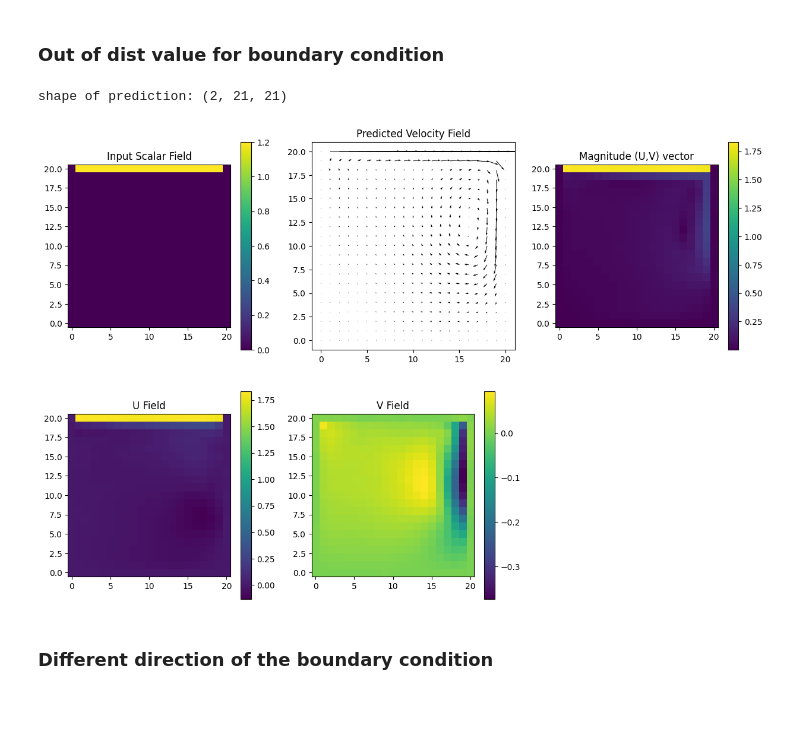
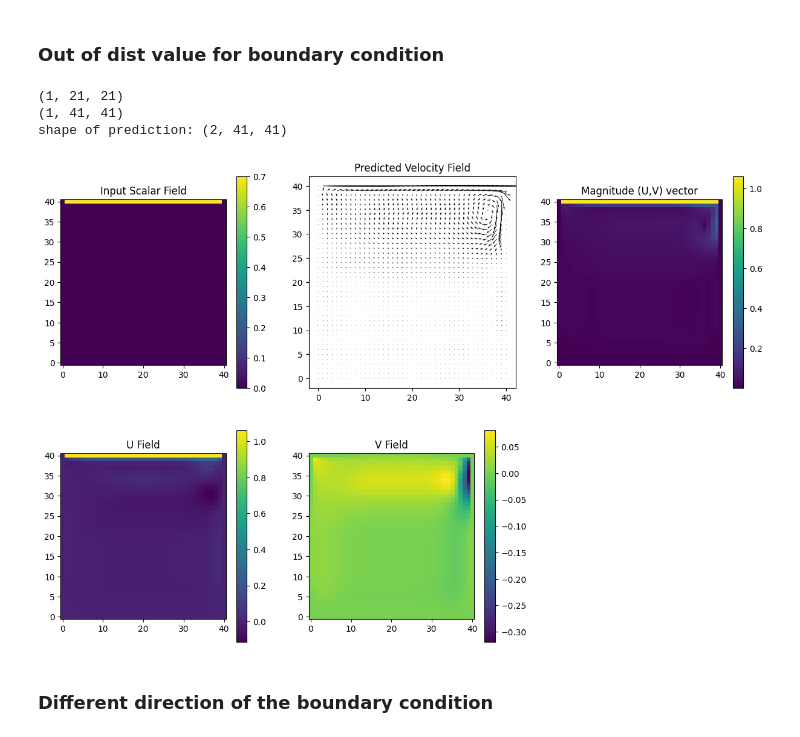
Before and after one commit to moritzmarquardt/numsim-project, a Jupyter notebook: SciMLTask/Abnahme.ipynb, the cells around one changed output. Saved outputs shown, nothing was run; the diff lists cells and outputs as text; code cells hidden in the pictures; blank space fills up the shorter version.

```diff
--- a/SciMLTask/Abnahme.ipynb
+++ b/SciMLTask/Abnahme.ipynb
@@ -287,12 +287,17 @@ shape of prediction: (2, 21, 21)
 # %% [markdown]
 ### Out of dist value for boundary condition
 # %%
-input_sample_2 = np.zeros(test_dataset.tensors[0][0].unsqueeze(0).size()[1:])
-input_sample_2[:, -1, 1:-1] = 1.2
+#input_sample_2 = np.zeros(test_dataset.tensors[0][0].unsqueeze(0).size()[1:])
+#print(input_sample_2.shape)
+input_sample_2 = np.zeros([1,41,41])
+print(input_sample_2.shape)
+input_sample_2[:, -1, 1:-1] = 0.7
 try_model_on_input(input_sample_2)
 # %% [output]
-shape of prediction: (2, 21, 21)
+(1, 21, 21)
+(1, 41, 41)
+shape of prediction: (2, 41, 41)
-[figure, old version]
+[figure, new version]
 # %% [markdown]
 ### Different direction of the boundary condition
 # %%
```
Also changed, not shown: parts of 1 cell of this notebook.
